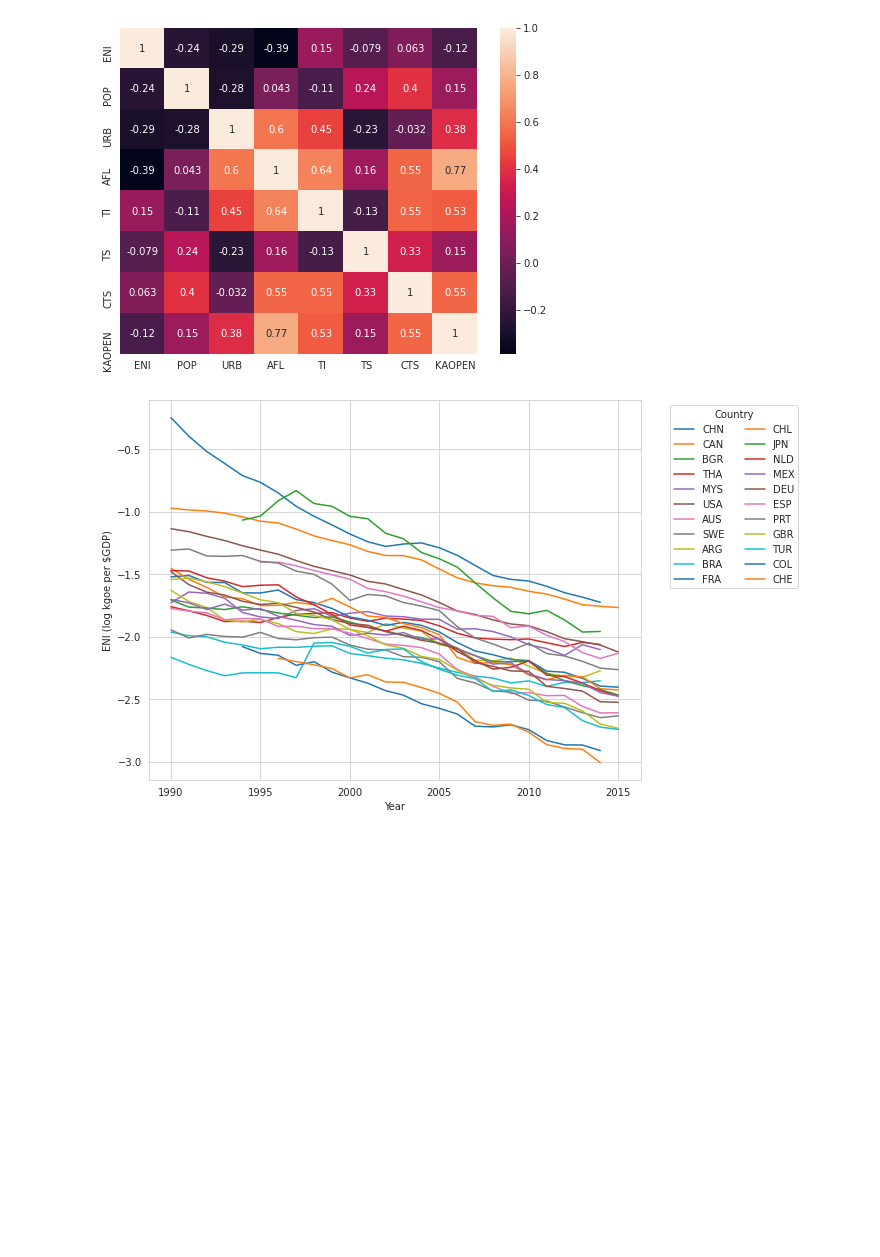
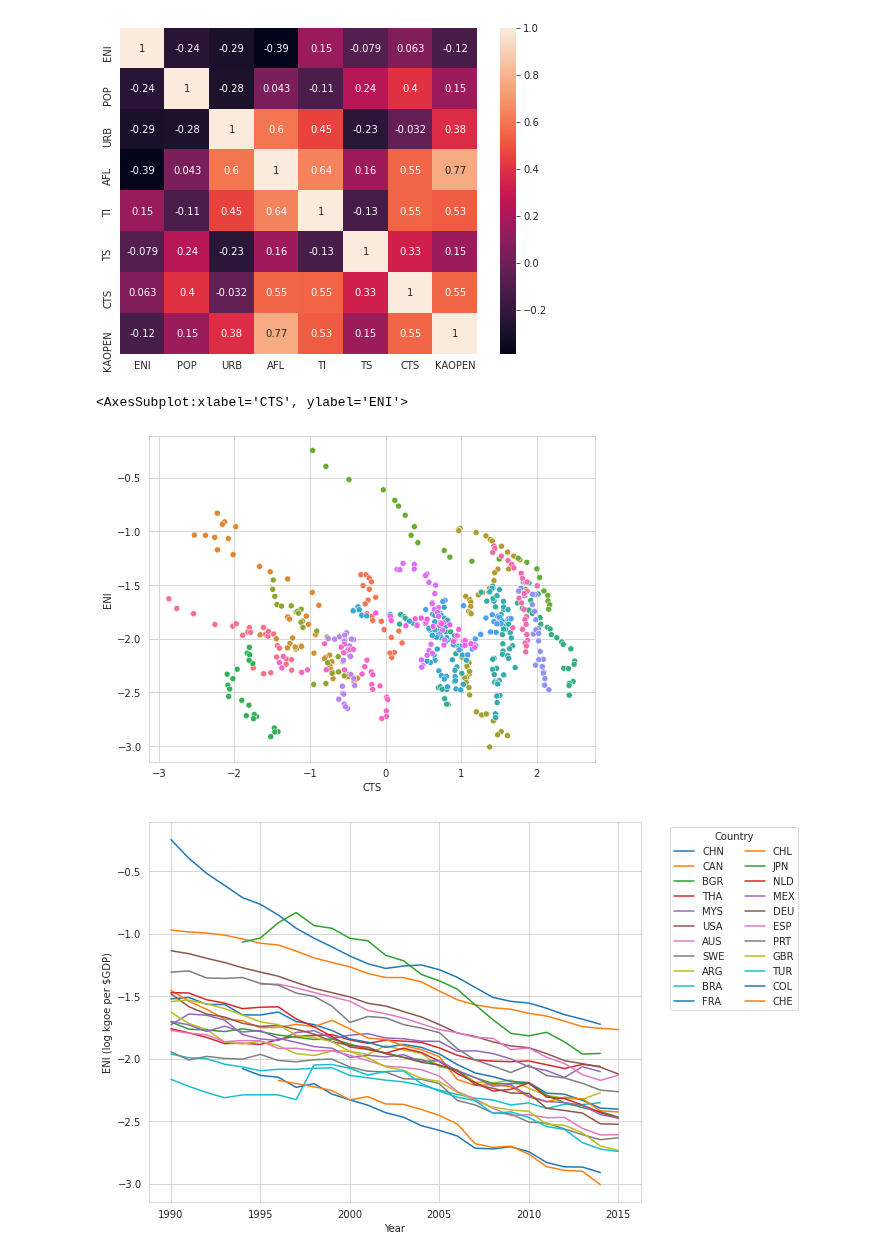
Before and after one commit to drakesiard/em-2020, a Jupyter notebook: analysis/D1_data_analysis.ipynb, the cells around one changed output. Saved outputs shown, nothing was run; the diff lists cells and outputs as text; code cells hidden in the pictures; blank space fills up the shorter version.

Commit message:
Finalise results and diagnostic plots

```diff
--- a/analysis/D1_data_analysis.ipynb
+++ b/analysis/D1_data_analysis.ipynb
@@ -190,6 +190,13 @@ sns.heatmap(dataset.corr(), annot=True)
 # %% [output]
 <AxesSubplot:>
 [figure]
+# %%
+sns.scatterplot(x='CTS', y='ENI', hue='Country',
+                data=dataset.reset_index(),
+               legend=False)
+# %% [output]
+<AxesSubplot:xlabel='CTS', ylabel='ENI'>
+[figure, added]
 # %%
 ENI = dataset.reset_index().pivot('Year', 'Country', 'ENI')
 order = ENI.ffill().iloc[-1].sort_values(ascending=False).index
```
Also changed, not shown: 21 other files.
